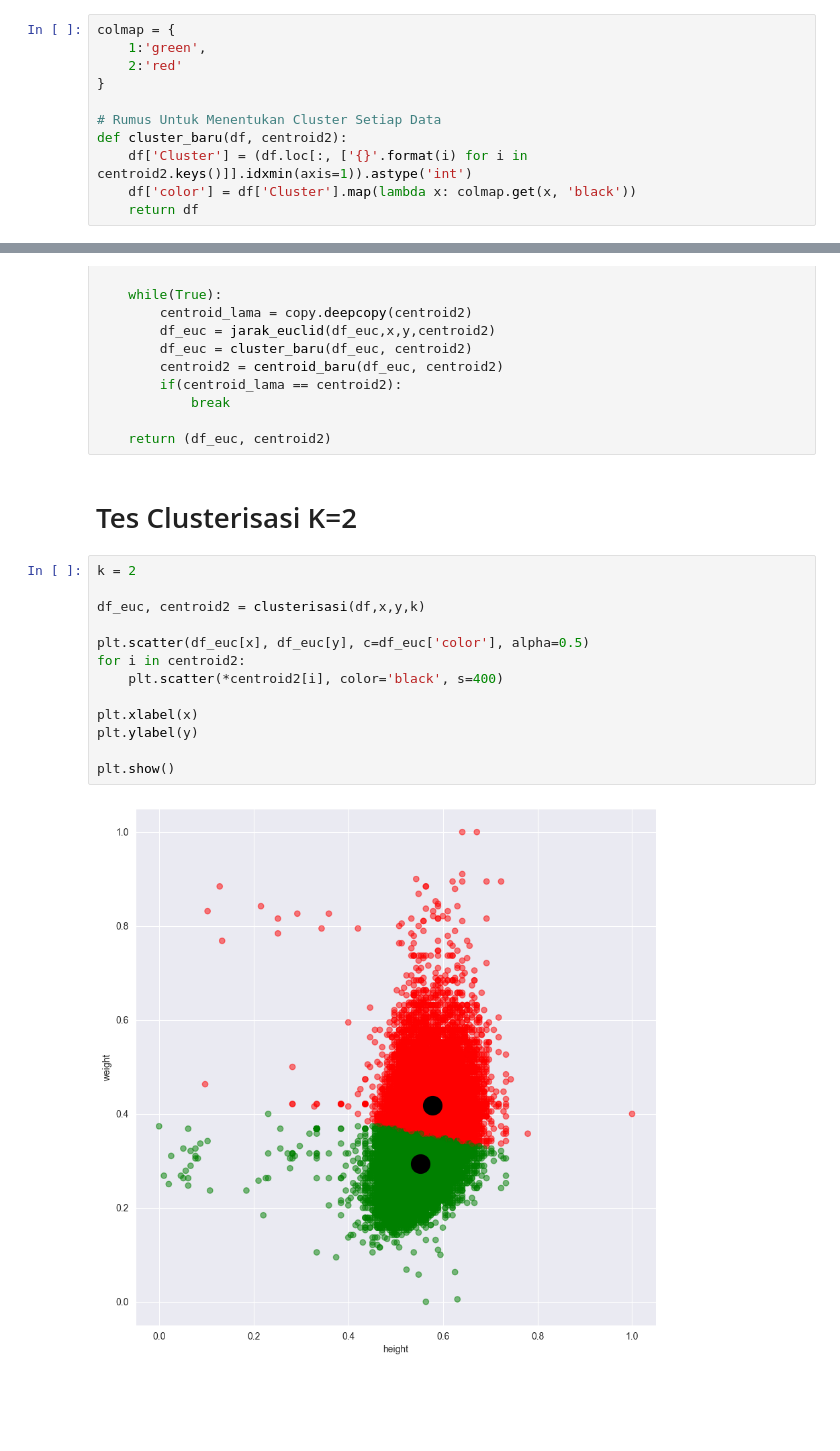
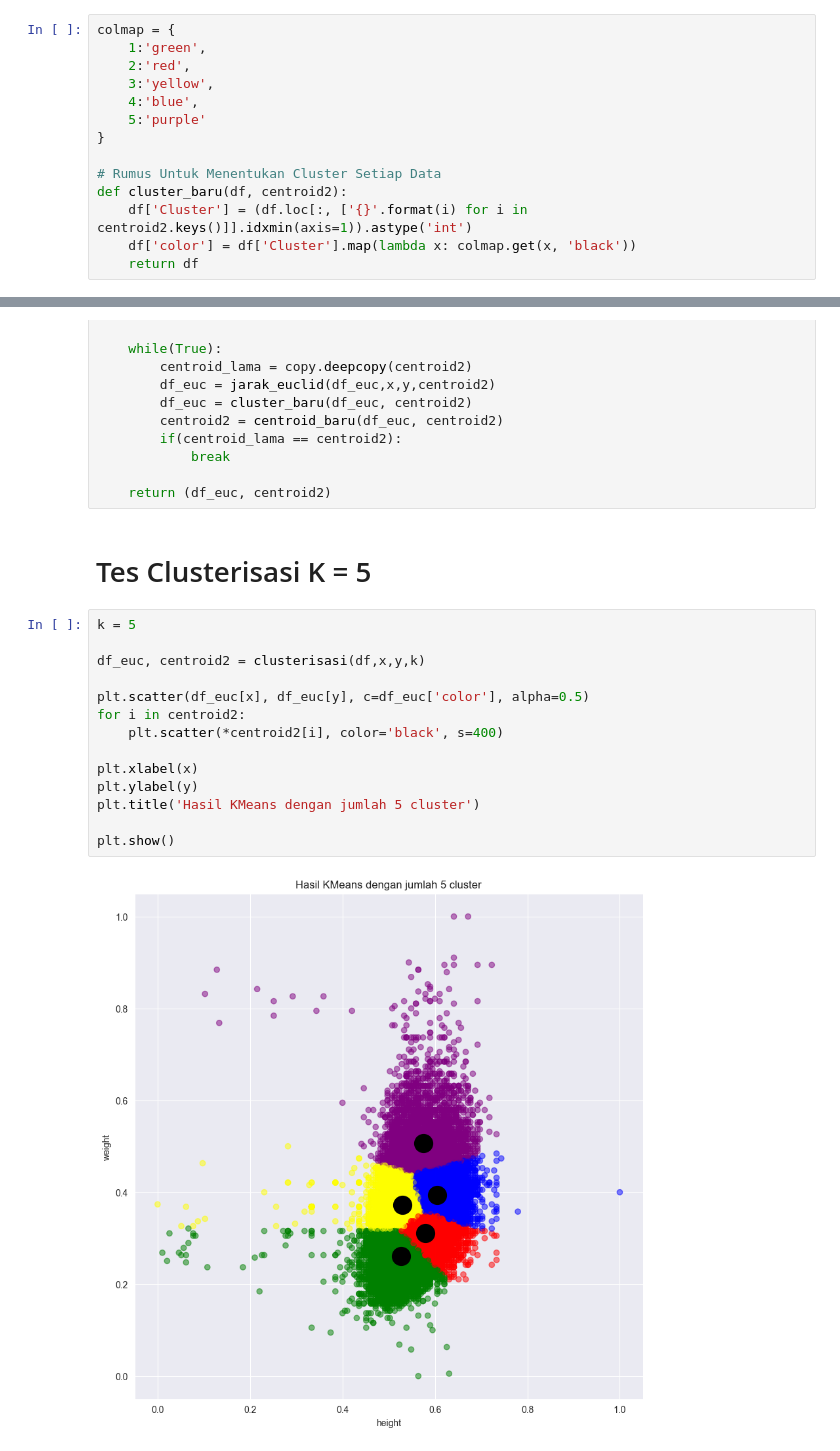
Before and after one commit to rapilap/TUBES_Artificial_Intelligence, a Jupyter notebook: percobaan.ipynb, the cells around one changed output, grey strips where cells are left out. Cells and saved outputs as stored; diff of their text form; blank space fills up the shorter version.

```diff
--- a/percobaan.ipynb
+++ b/percobaan.ipynb
@@ -187,7 +188,10 @@ df_euc
 # %%
 colmap = {
     1:'green',
-    2:'red'
+    2:'red',
+    3:'yellow',
+    4:'blue',
+    5:'purple'
 }
 
 # Rumus Untuk Menentukan Cluster Setiap Data
@@ -251,19 +255,20 @@ def clusterisasi(df,x,y,k):
 
     return (df_euc, centroid2)
 # %% [markdown]
-# Tes Clusterisasi K=2
+# Tes Clusterisasi K = 5
 # %%
-k = 2
+k = 5
 
 df_euc, centroid2 = clusterisasi(df,x,y,k)
 
 plt.scatter(df_euc[x], df_euc[y], c=df_euc['color'], alpha=0.5)
 for i in centroid2:
     plt.scatter(*centroid2[i], color='black', s=400)
 
 plt.xlabel(x)
 plt.ylabel(y)
+plt.title('Hasil KMeans dengan jumlah 5 cluster')
 
 plt.show()
 # %% [output]
-[figure, old version]
+[figure, new version]
```
Also changed, not shown: parts of 4 cells of this notebook, 1 other file.
